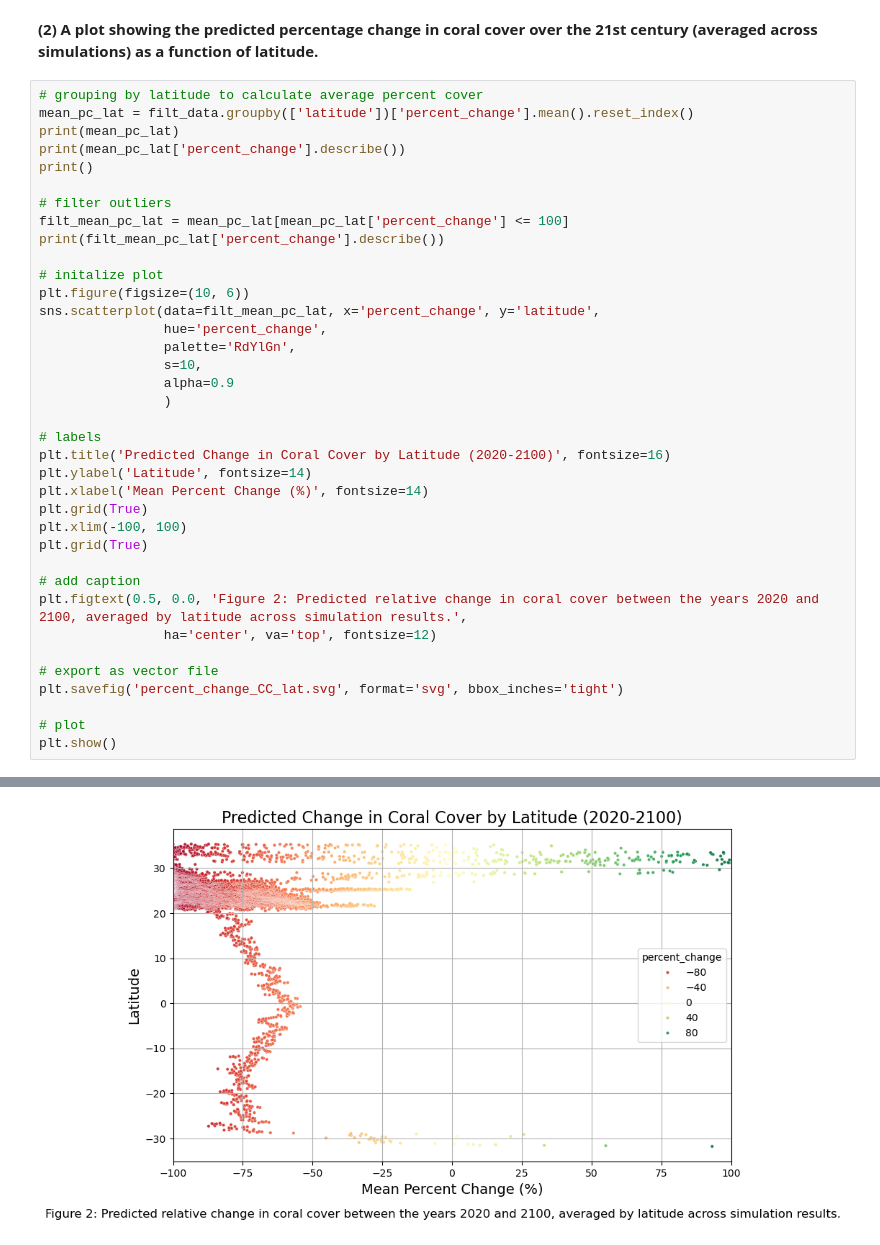
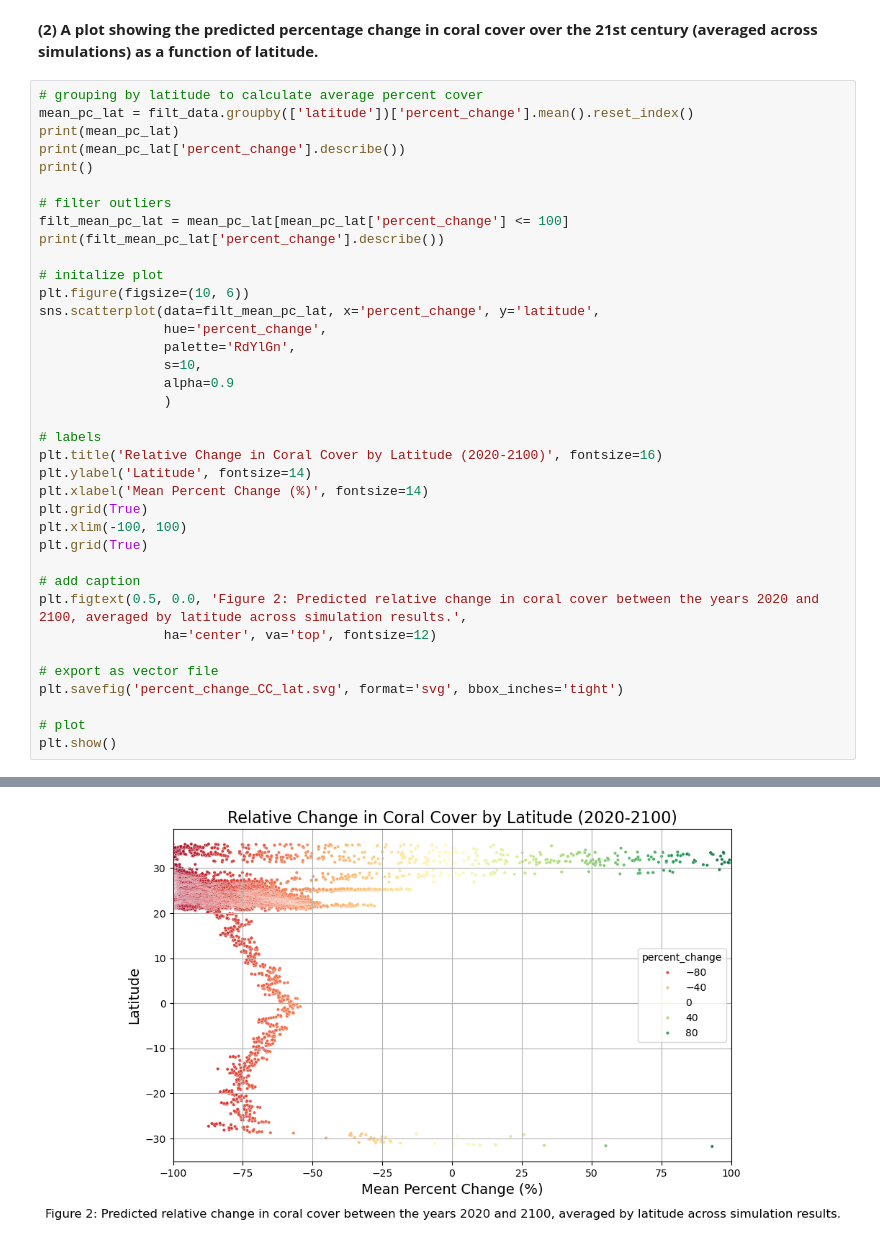
Before and after one commit to maluhiakinimaka/mbio691l-kinimaka, a Jupyter notebook: mbio691l_project_kinimaka.ipynb, the cells around one changed output, grey strips where cells are left out. Saved outputs shown, nothing was run; the diff lists cells and outputs as text.

```diff
--- a/mbio691l_project_kinimaka.ipynb
+++ b/mbio691l_project_kinimaka.ipynb
@@ -205,38 +205,38 @@ sns.scatterplot(data=filt_mean_pc_lat, x='percent_change', y='latitude',
                 )
 
 # labels
-plt.title('Predicted Change in Coral Cover by Latitude (2020-2100)', fontsize=16)
+plt.title('Relative Change in Coral Cover by Latitude (2020-2100)', fontsize=16)
 plt.ylabel('Latitude', fontsize=14)
 plt.xlabel('Mean Percent Change (%)', fontsize=14)
 plt.grid(True)
 plt.xlim(-100, 100)
 plt.grid(True)
 
 # add caption
 plt.figtext(0.5, 0.0, 'Figure 2: Predicted relative change in coral cover between the years 2020 and 2100, averaged by latitude across simulation results.',
                 ha='center', va='top', fontsize=12)
 
 # export as vector file
 plt.savefig('percent_change_CC_lat.svg', format='svg', bbox_inches='tight')
 
 # plot
 plt.show()
 # %% [output]
        latitude  percent_change
 0    -37.495780      846.209002
 1    -37.429638      383.270971
 2    -37.363434      580.004229
 3    -37.297170      818.414755
 4    -37.230850     1030.245785
 ...         ...             ...
 8474  35.278114      -43.706718
 8475  35.278900      -61.654099
 8476  35.290485     -100.000000
 8477  35.341640      -93.468051
 8478  35.342438      -87.242619
 ... (50 lines left out)
 50%       -82.089128
 75%       -66.716961
 max        99.445978
 Name: percent_change, dtype: float64
-[figure, old version]
+[figure, new version]
```
Also changed, not shown: parts of 1 cell of this notebook, 1 other file.
